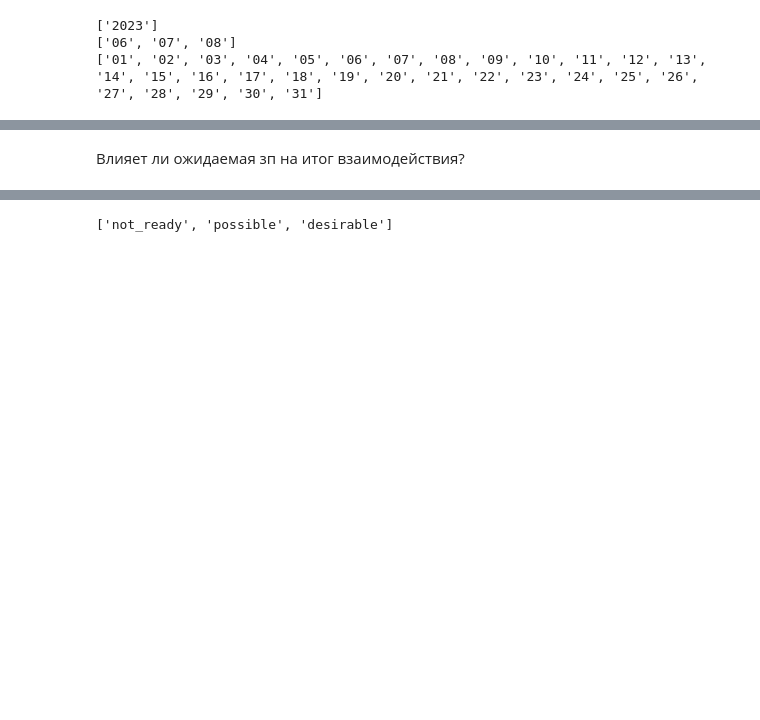
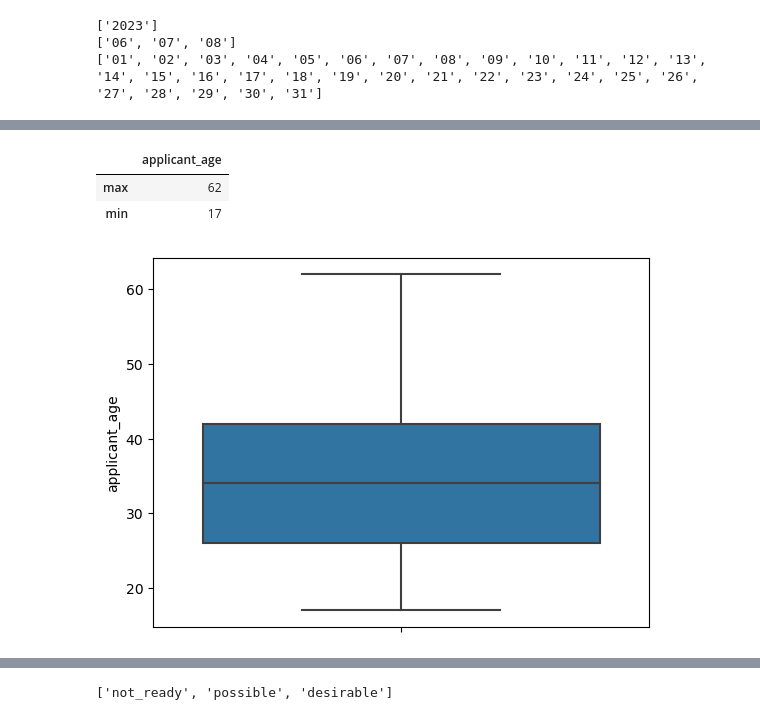
Before and after one commit to listens-to-spotify/-DA-NO-, a Jupyter notebook: preprocessing.ipynb, the cells around one changed output, grey strips where cells are left out. Drawn from its saved outputs; the diff is of its cells as text; code cells hidden in the pictures; blank space fills up the shorter version.

```diff
--- a/preprocessing.ipynb
+++ b/preprocessing.ipynb
@@ -251 +220,13 @@ min       14.000000
+# %%
+unique_resumes_by_year = unique_resumes[
+    (unique_resumes.applicant_age <= unique_resumes.applicant_age.quantile(0.99))
+    & (unique_resumes.applicant_age >= unique_resumes.applicant_age.quantile(0.01))
+]
+sns.boxplot(unique_resumes_by_year, y='applicant_age')
+unique_resumes_by_year.agg({'applicant_age': ['max', 'min']})
+# %% [output]
+|  | applicant_age |
+| max | 62 |
+| min | 17 |
+[figure, added]
 # %%
@@ -274,3 +255 @@ df[(df.education_level == 'doctor') & ((df.initial_state == 'invitation') | (df.
 df = df[df.education_level != 'doctor']
-# %% [markdown]
-Влияет ли ожидаемая зп на итог взаимодействия?
```
Also changed, not shown: parts of 22 cells of this notebook.
